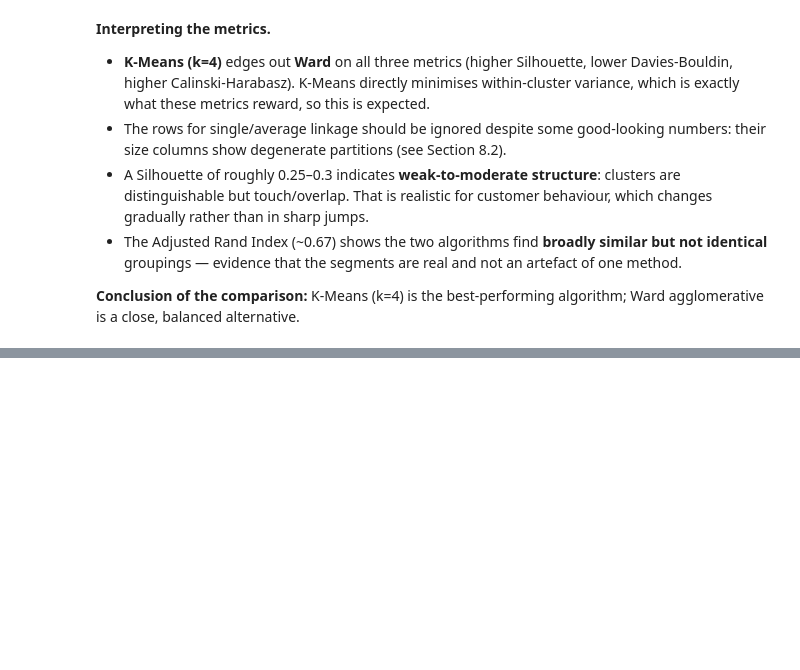
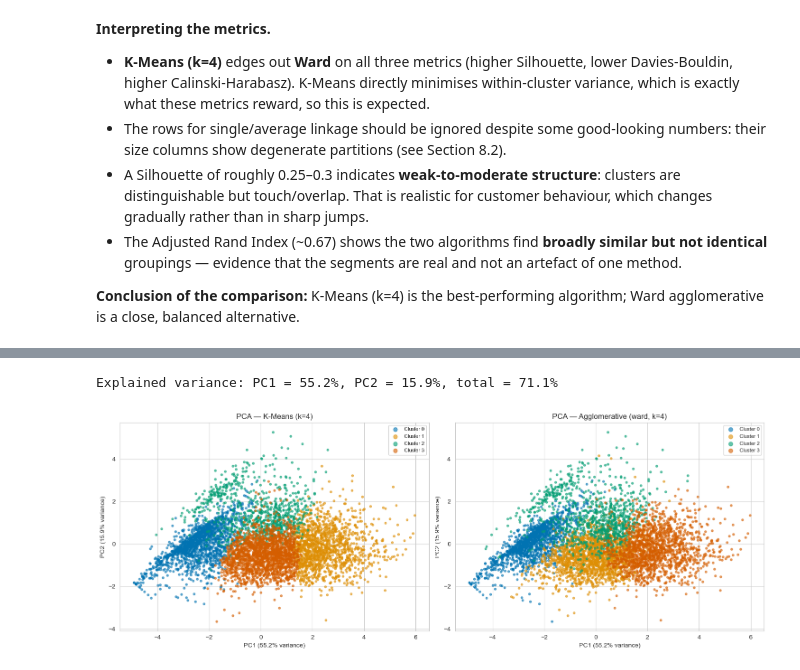
Before and after one commit to pragna100510/ML_Capstone, a Jupyter notebook: clustering/clustering.ipynb, the cells around one changed output, grey strips where cells are left out. Cells and saved outputs as stored; diff of their text form; code cells hidden in the pictures; blank space fills up the shorter version.

Commit message:
Implemented Cluster Visualization,Cluster Profiling & Business Interpretation,Conclusion

```diff
--- a/clustering/clustering.ipynb
+++ b/clustering/clustering.ipynb
@@ -656,0 +663,17 @@ Adjusted Rand Index between K-Means and Agglomerative (ward): 0.674
+# %%
+pca = PCA(n_components=2, random_state=RANDOM_STATE)
+X_pca = pca.fit_transform(X_scaled)
+ev = pca.explained_variance_ratio_ * 100
+print(f"Explained variance: PC1 = {ev[0]:.1f}%, PC2 = {ev[1]:.1f}%, total = {ev.sum():.1f}%")
+
+xl, yl = f"PC1 ({ev[0]:.1f}% variance)", f"PC2 ({ev[1]:.1f}% variance)"
+
+fig, axes = plt.subplots(1, 2, figsize=(15, 5.5))
+plot_embedding(X_pca, labels_kmeans, f"PCA — K-Means (k={K_FINAL})", xl, yl, ax=axes[0])
+plot_embedding(X_pca, labels_agg, f"PCA — Agglomerative ({BEST_LINKAGE}, k={K_FINAL})", xl, yl, ax=axes[1])
+plt.tight_layout()
+plt.savefig("pca_clusters_main.png", bbox_inches="tight")
+plt.show()
+# %% [output]
+Explained variance: PC1 = 55.2%, PC2 = 15.9%, total = 71.1%
+[figure, added]
```
Also changed, not shown: parts of 14 cells of this notebook.
